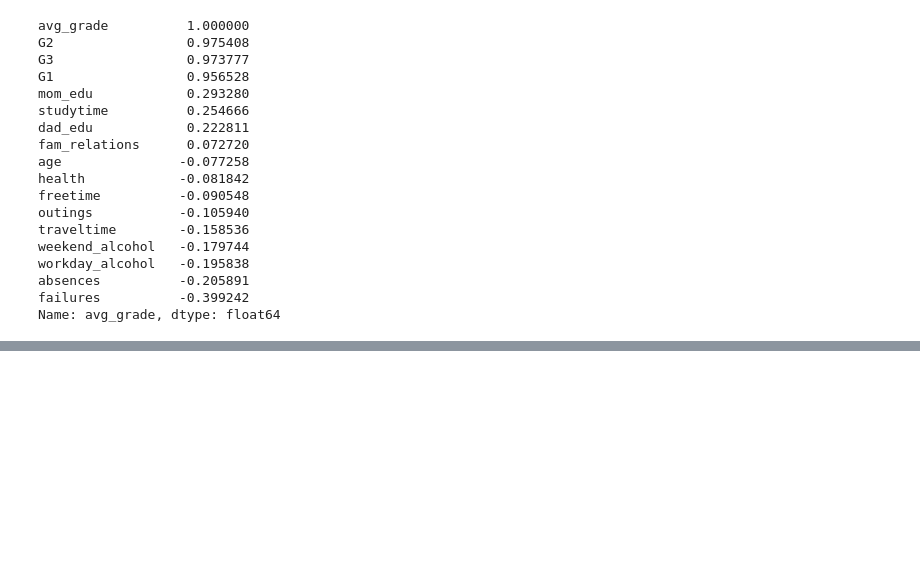
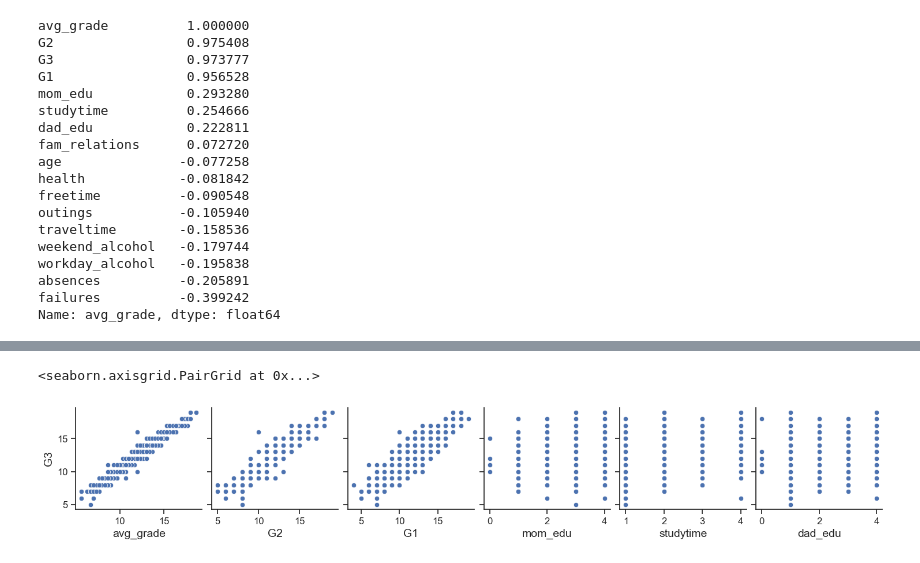
Before and after one commit to sk2003hw/Data-Mining-and-Machine-Learning-Portfolio, a Jupyter notebook: Lab 2.ipynb, the cells around one changed output, grey strips where cells are left out. Cells and saved outputs as stored; diff of their text form; code cells hidden in the pictures; blank space fills up the shorter version.

```diff
--- a/Lab 2.ipynb
+++ b/Lab 2.ipynb
@@ -671,0 +692,9 @@ failures          -0.399242
+# %%
+sns.pairplot(
+    data4,
+    x_vars=["avg_grade", "G2", "G1", "mom_edu", "studytime", "dad_edu"],
+    y_vars=["G3"],
+)
+# %% [output]
+<seaborn.axisgrid.PairGrid at 0x...>
+[figure, added]
```
Also changed, not shown: parts of 17 cells of this notebook, 1 other file.
